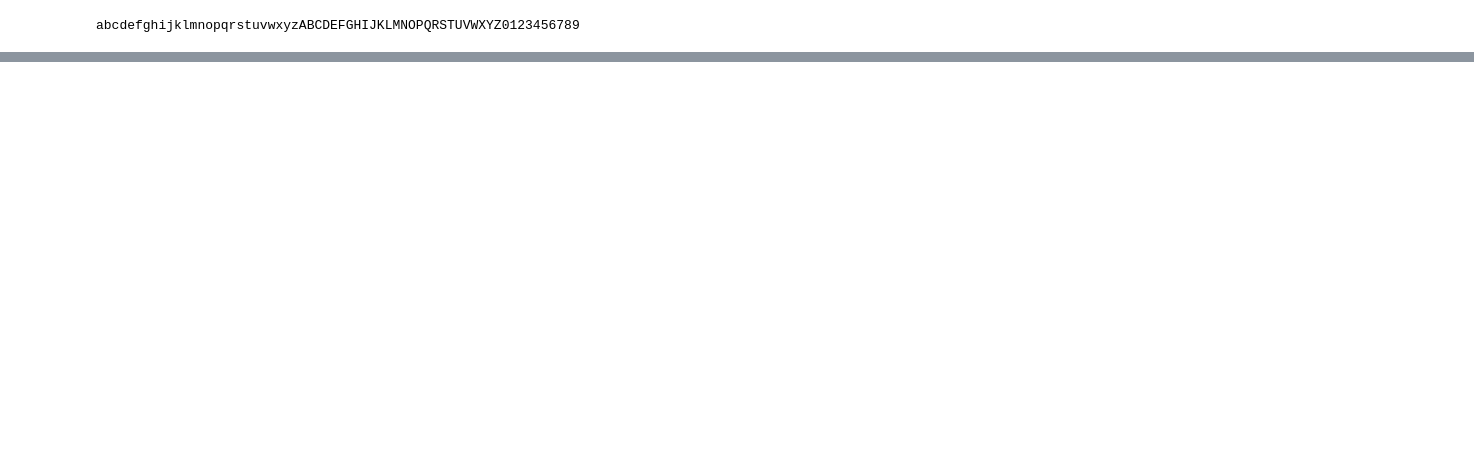
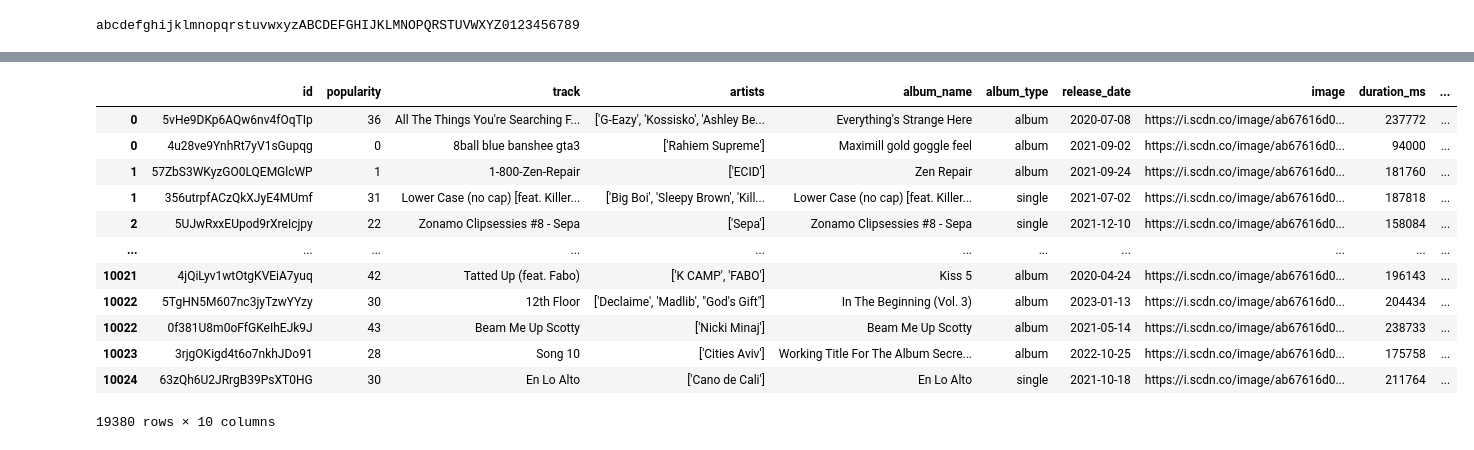
Before and after one commit to deepakjangir15/Hip-Hop-Popularity, a Jupyter notebook: Hip-Hop Popularity.ipynb, the cells around one changed output, grey strips where cells are left out. Saved outputs shown, nothing was run; the diff lists cells and outputs as text; code cells hidden in the pictures; blank space fills up the shorter version.

Commit message:
Extracted sample data and Perfored Data Cleaning

```diff
--- a/Hip-Hop Popularity.ipynb
+++ b/Hip-Hop Popularity.ipynb
@@ -81,5 +67,5 @@ sp = spotipy.Spotify(client_credentials_manager=SpotifyClientCredentials(
 # %%
-def fetch_tracks(limit=40,tracknum=1000,genre='hip-hop',year='2019-2021'):
+def fetch_tracks(limit=40,tracknum=1000,genre='hip-hop',year='2019-2021',market='US'):
   '''
   Takes the number of songs, genre and year as inputs and return a dataframe holding all the information about the tracks as the output.
 
@@ -87,6 +73,7 @@ def fetch_tracks(limit=40,tracknum=1000,genre='hip-hop',year='2019-2021'):
       tracknum=1000
       genre='hip-hop'
       year='2019-2021'
+      market='US'
   '''
   # initialize dictionary holding info
   all_tracks_dict = {'id': [], 'popularity': [], 'track': [], 'artists': [], 'album_name': [],
@@ -99,7 +86,7 @@ def fetch_tracks(limit=40,tracknum=1000,genre='hip-hop',year='2019-2021'):
 
     search = sp.search(q=f"genre:{genre} year:{year} track:{randotrack()}",
                         offset=np.random.randint(1001-limit), # random offset
-                        limit=limit, market='US')
+                        limit=limit, market=market)
 
     # Iterate over all the tracks that were fetched using the search API
     for track in search['tracks']['items']:
@@ -144,0 +113,11 @@ No of repeated songs avoided 0
+# %%
+# gather 500 data chunks with the above function, save to csv
+for i in range(10):
+        print(f'Data chunk #{i}...')
+        fetch_tracks(limit=40,tracknum=100,year='2020-2023',market='US').to_csv(f'/content/drive/MyDrive/Colab Notebooks/Portfolio - Projects/Dataset/track_df{i}.csv')
+# %%
+# concatenate all 500 dataframes into one large dataframe, ~6min
+track_df = pd.read_csv('/content/drive/MyDrive/Colab Notebooks/Portfolio - Projects/Dataset/track_df0.csv', index_col=0)
+for i in range(1,5):
+    track_df = pd.concat([track_df,
+                          pd.read_csv(f'/content/drive/MyDrive/Colab Notebooks/Portfolio - Projects/Dataset/track_df{i}.csv', index_col=0)])
@@ -144,0 +180,17 @@ No of repeated songs avoided 0
+# %%
+# The dataframe has similar indexes after concating all the CSV files
+music_df.sort_index()
+# %% [output]
+|  | id | popularity | track | artists | album_name | album_type | release_date | image | duration_ms | ... |
+| 0 | 5vHe9DKp6AQw6nv4fOqTIp | 36 | All The Things You're Searching F... | ['G-Eazy', 'Kossisko', 'Ashley Be... | Everything's Strange Here | album | 2020-07-08 | https://i.scdn.co/image/ab67616d0... | 237772 | ... |
+| 0 | 4u28ve9YnhRt7yV1sGupqg | 0 | 8ball blue banshee gta3 | ['Rahiem Supreme'] | Maximill gold goggle feel | album | 2021-09-02 | https://i.scdn.co/image/ab67616d0... | 94000 | ... |
+| 1 | 57ZbS3WKyzGO0LQEMGlcWP | 1 | 1-800-Zen-Repair | ['ECID'] | Zen Repair | album | 2021-09-24 | https://i.scdn.co/image/ab67616d0... | 181760 | ... |
+| 1 | 356utrpfACzQkXJyE4MUmf | 31 | Lower Case (no cap) [feat. Killer... | ['Big Boi', 'Sleepy Brown', 'Kill... | Lower Case (no cap) [feat. Killer... | single | 2021-07-02 | https://i.scdn.co/image/ab67616d0... | 187818 | ... |
+| 2 | 5UJwRxxEUpod9rXreIcjpy | 22 | Zonamo Clipsessies #8 - Sepa | ['Sepa'] | Zonamo Clipsessies #8 - Sepa | single | 2021-12-10 | https://i.scdn.co/image/ab67616d0... | 158084 | ... |
+| ... | ... | ... | ... | ... | ... | ... | ... | ... | ... | ... |
+| 10021 | 4jQiLyv1wtOtgKVEiA7yuq | 42 | Tatted Up (feat. Fabo) | ['K CAMP', 'FABO'] | Kiss 5 | album | 2020-04-24 | https://i.scdn.co/image/ab67616d0... | 196143 | ... |
+| 10022 | 5TgHN5M607nc3jyTzwYYzy | 30 | 12th Floor | ['Declaime', 'Madlib', "God's Gift"] | In The Beginning (Vol. 3) | album | 2023-01-13 | https://i.scdn.co/image/ab67616d0... | 204434 | ... |
+| 10022 | 0f381U8m0oFfGKeIhEJk9J | 43 | Beam Me Up Scotty | ['Nicki Minaj'] | Beam Me Up Scotty | album | 2021-05-14 | https://i.scdn.co/image/ab67616d0... | 238733 | ... |
+| 10023 | 3rjgOKigd4t6o7nkhJDo91 | 28 | Song 10 | ['Cities Aviv'] | Working Title For The Album Secre... | album | 2022-10-25 | https://i.scdn.co/image/ab67616d0... | 175758 | ... |
+| 10024 | 63zQh6U2JRrgB39PsXT0HG | 30 | En Lo Alto | ['Cano de Cali'] | En Lo Alto | single | 2021-10-18 | https://i.scdn.co/image/ab67616d0... | 211764 | ... |
+19380 rows × 10 columns
```
Also changed, not shown: parts of 37 cells of this notebook.
